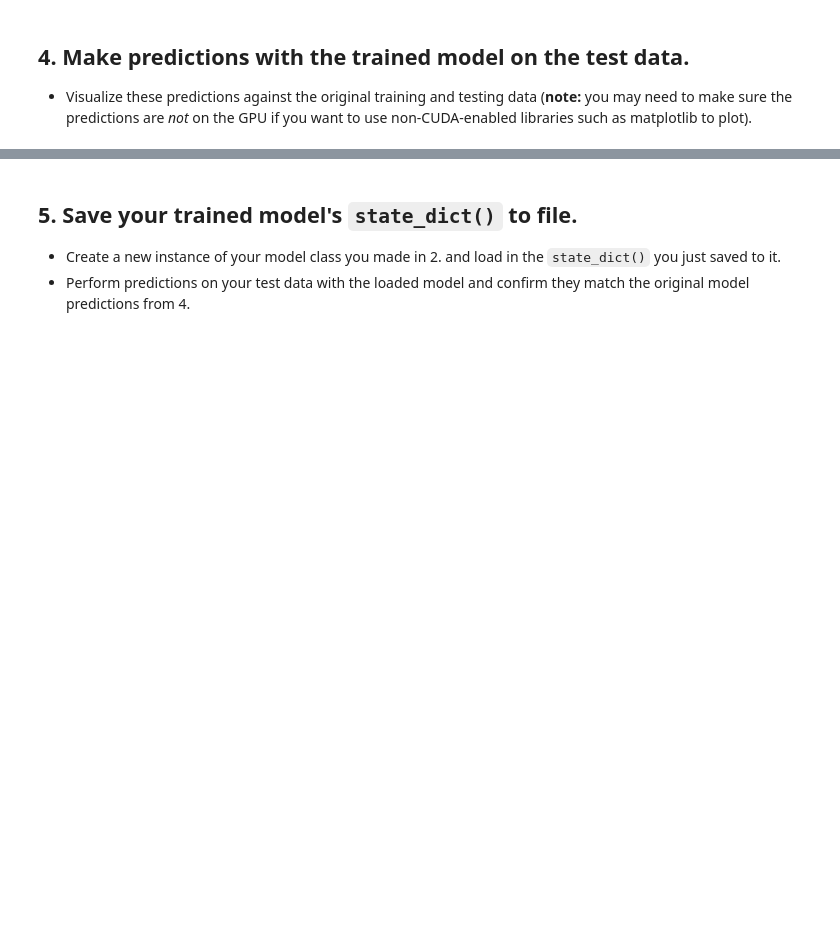
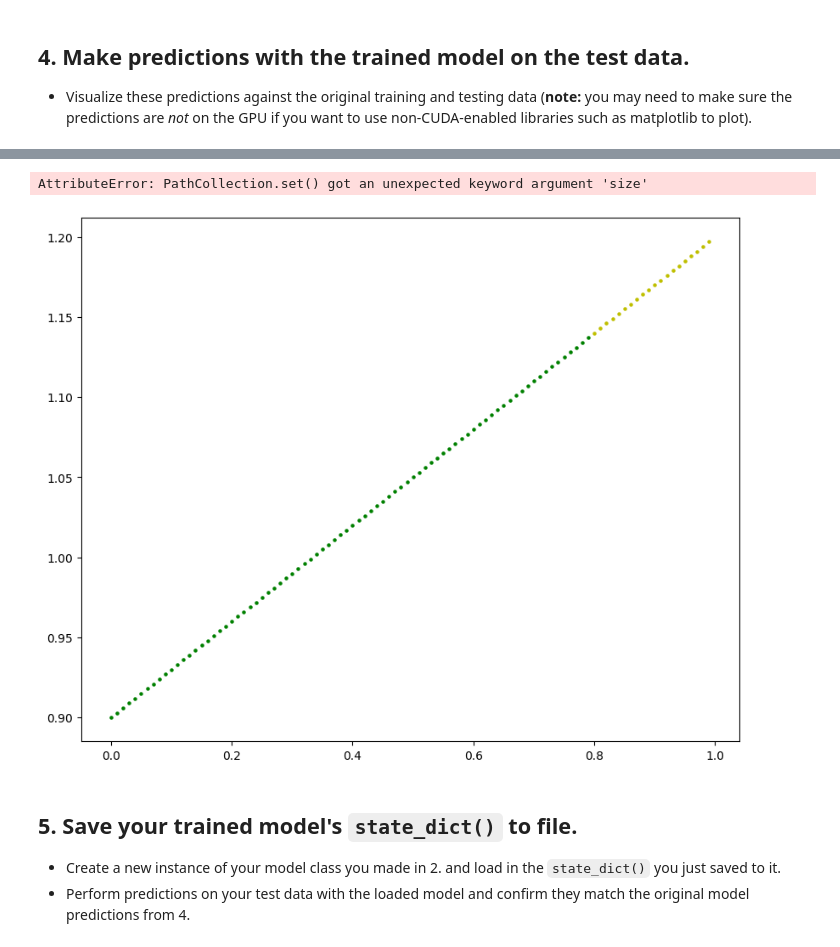
Before and after one commit to AhmadUghurluzada/DIP392-CNC4Game, a Jupyter notebook: extras/exercises/01_pytorch_workflow_exercises.ipynb, the cells around one changed output, grey strips where cells are left out. Cells and saved outputs as stored; diff of their text form; code cells hidden in the pictures; blank space fills up the shorter version.

```diff
--- a/extras/exercises/01_pytorch_workflow_exercises.ipynb
+++ b/extras/exercises/01_pytorch_workflow_exercises.ipynb
@@ -95,14 +125,14 @@ plot_predictions(X_train, y_train, X_test, y_test)
 # Create PyTorch linear regression model by subclassing nn.Module
 
 class LinearRegressionModel(nn.Module):
-  def __inti__(self):
+  def __init__(self):
     super().__init__()
     self.linear_layer = nn.Linear(in_features=1, out_features=1)
 
-    def forward(self, x: torch.Tensor) -> torch.Tensor:
+  def forward(self, x: torch.Tensor) -> torch.Tensor:
       return self.linear_layer(x)
 
-torch.manual_seed(7)
-model = LinearRegressionModel()
-model, model.state_dict()
+
+model1 = LinearRegressionModel()
+model1, model1.state_dict()
 # %% [output]
@@ -120,12 +153,14 @@ StopIteration:
   * The training loop should test the model on the test dataset every 20 epochs.
 # %%
 # Create the loss function and optimizer
+loss_fn = nn.L1Loss()
+optimizer = torch.optim.SGD(params=model1.parameters(), lr=0.01)
 # %%
 # Training loop
-
+torch.manual_seed = 7
 
 # Train model for 300 epochs
-
+epochs = 200
 
 # Send data to target device
 
@@ -134,31 +169,32 @@ for epoch in range(epochs):
   ### Training
 
   # Put model in train mode
-
+  model1.train()
 
   # 1. Forward pass
-
+  y_pred = model1(X_train)
 
   # 2. Calculate loss
-
+  loss = loss_fn(y_pred, y_train)
 
   # 3. Zero gradients
-
+  optimizer.zero_grad()
 
   # 4. Backpropagation
-
+  loss.backward()
 
   # 5. Step the optimizer
-
+  optimizer.step()
 
   ### Perform testing every 20 epochs
   if epoch % 20 == 0:
 
     # Put model in evaluation mode and setup inference context
-
+    model1.eval()
+    with torch.inference_mode():
       # 1. Forward pass
-
+      test_pred = model1(X_test)
       # 2. Calculate test loss
-
+      test_loss = loss_fn(test_pred, y_test)
       # Print out what's happening
       print(f"Epoch: {epoch} | Train loss: {loss:.3f} | Test loss: {test_loss:.3f}")
@@ -167,3 +214,9 @@ for epoch in range(epochs):
   * Visualize these predictions against the original training and testing data (**note:** you may need to make sure the predictions are *not* on the GPU if you want to use non-CUDA-enabled libraries such as matplotlib to plot).
 # %%
 # Make predictions with the model
+model1.eval()
+
+with torch.inference_mode():
+  y_preds = model1(X_test)
+
+y_preds
@@ -170,5 +244,9 @@ for epoch in range(epochs):
 # %%
 # Plot the predictions (these may need to be on a specific device)
+plot_predictions(predictions=y_preds)
+# %% [output]
+AttributeError: PathCollection.set() got an unexpected keyword argument 'size'
+[figure, added]
 # %% [markdown]
 ## 5. Save your trained model's `state_dict()` to file.
   * Create a new instance of your model class you made in 2. and load in the `state_dict()` you just saved to it.
```
Also changed, not shown: parts of 7 cells of this notebook.
